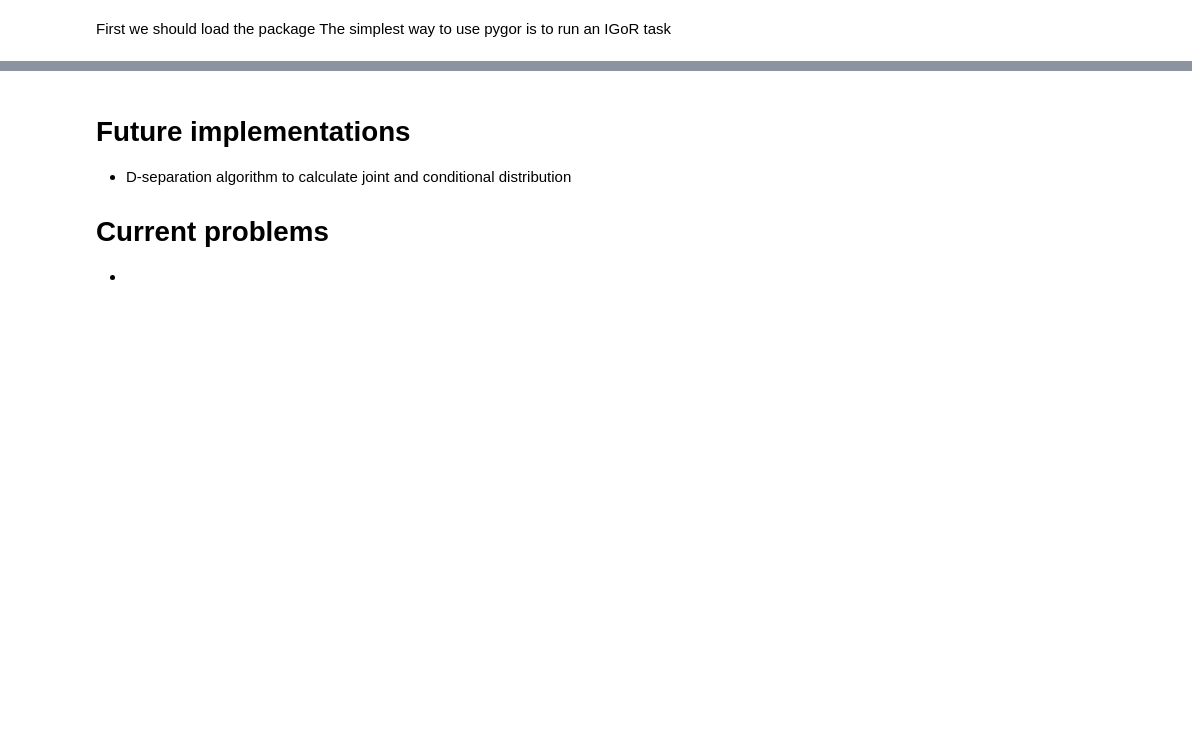
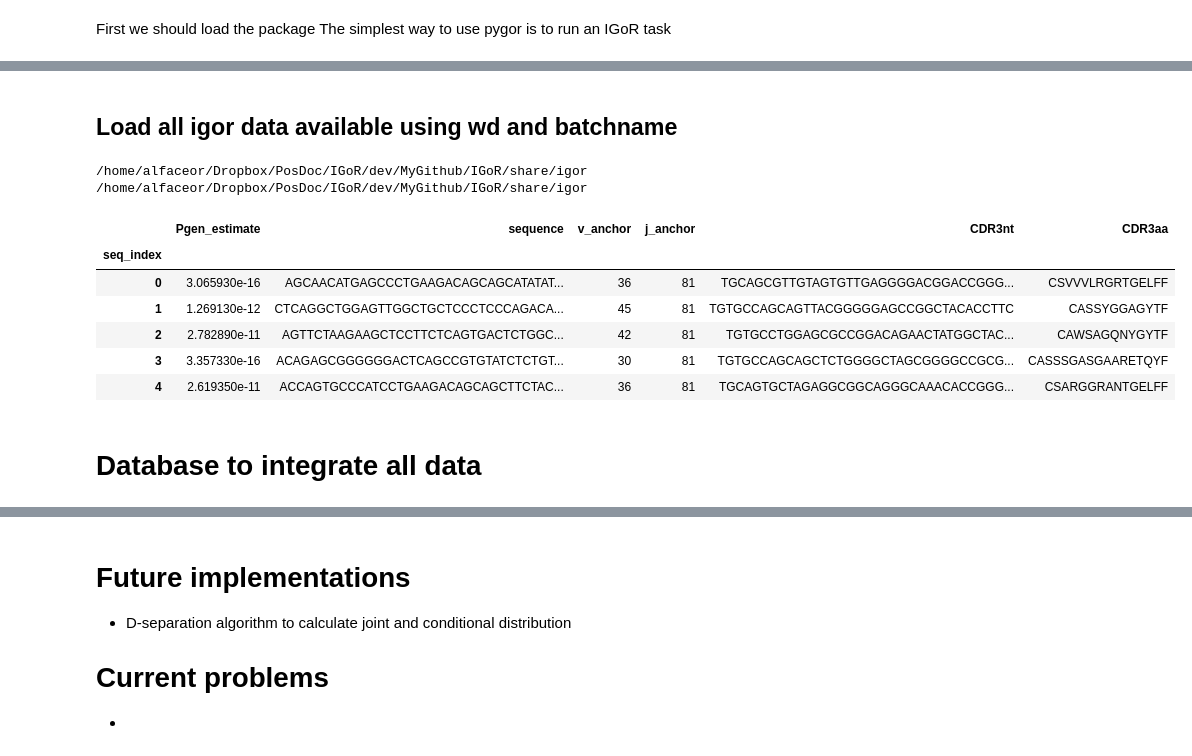
Before and after one commit to statbiophys/pygor3, a Jupyter notebook: Documentation.ipynb, the cells around one changed output, grey strips where cells are left out. Drawn from its saved outputs; the diff is of its cells as text; code cells hidden in the pictures; blank space fills up the shorter version.

```diff
--- a/Documentation.ipynb
+++ b/Documentation.ipynb
@@ -12,0 +111,5 @@
+# %%
+import pygor3 as p3
+mdl_mouse = p3.IgorModel.load_default("mouse", "tcr_beta")
+mdl_human = p3.IgorModel.load_default("human", "tcr_beta")
+mdl_mouse.parms.plot_Graph()+mdl_human.parms.plot_Graph()
@@ -21,0 +201,12 @@ igor_task.igor_batchname
+# %% [markdown]
+## Load all igor data available using wd and batchname
+# %%
+import pygor3 as p3
+task = p3.IgorTask.load_from_batchname("testing")
+task.igor_specie = "human"
+task.igor_chain = "beta"
+#task.load_IgorModel()
+task.update_filenames()
+# %% [output]
+/home/alfaceor/Dropbox/PosDoc/IGoR/dev/MyGithub/IGoR/share/igor
+/home/alfaceor/Dropbox/PosDoc/IGoR/dev/MyGithub/IGoR/share/igor
@@ -21,0 +215,13 @@ igor_task.igor_batchname
+# %%
+task.load_IgorModel()
+# %%
+df = task.get_pgen_pd()
+df.head()
+# %% [output]
+|  | Pgen_estimate | sequence | v_anchor | j_anchor | CDR3nt | CDR3aa |
+| seq_index |  |  |  |  |  |  |
+| 0 | 3.065930e-16 | AGCAACATGAGCCCTGAAGACAGCAGCATATAT... | 36 | 81 | TGCAGCGTTGTAGTGTTGAGGGGACGGACCGGG... | CSVVVLRGRTGELFF |
+| 1 | 1.269130e-12 | CTCAGGCTGGAGTTGGCTGCTCCCTCCCAGACA... | 45 | 81 | TGTGCCAGCAGTTACGGGGGAGCCGGCTACACCTTC | CASSYGGAGYTF |
+| 2 | 2.782890e-11 | AGTTCTAAGAAGCTCCTTCTCAGTGACTCTGGC... | 42 | 81 | TGTGCCTGGAGCGCCGGACAGAACTATGGCTAC... | CAWSAGQNYGYTF |
+| 3 | 3.357330e-16 | ACAGAGCGGGGGGACTCAGCCGTGTATCTCTGT... | 30 | 81 | TGTGCCAGCAGCTCTGGGGCTAGCGGGGCCGCG... | CASSSGASGAARETQYF |
+| 4 | 2.619350e-11 | ACCAGTGCCCATCCTGAAGACAGCAGCTTCTAC... | 36 | 81 | TGCAGTGCTAGAGGCGGCAGGGCAAACACCGGG... | CSARGGRANTGELFF |
@@ -21,0 +245,2 @@ igor_task.igor_batchname
+# %% [markdown]
+# Database to integrate all data
```
Also changed, not shown: parts of 61 cells of this notebook, 46 other files.
